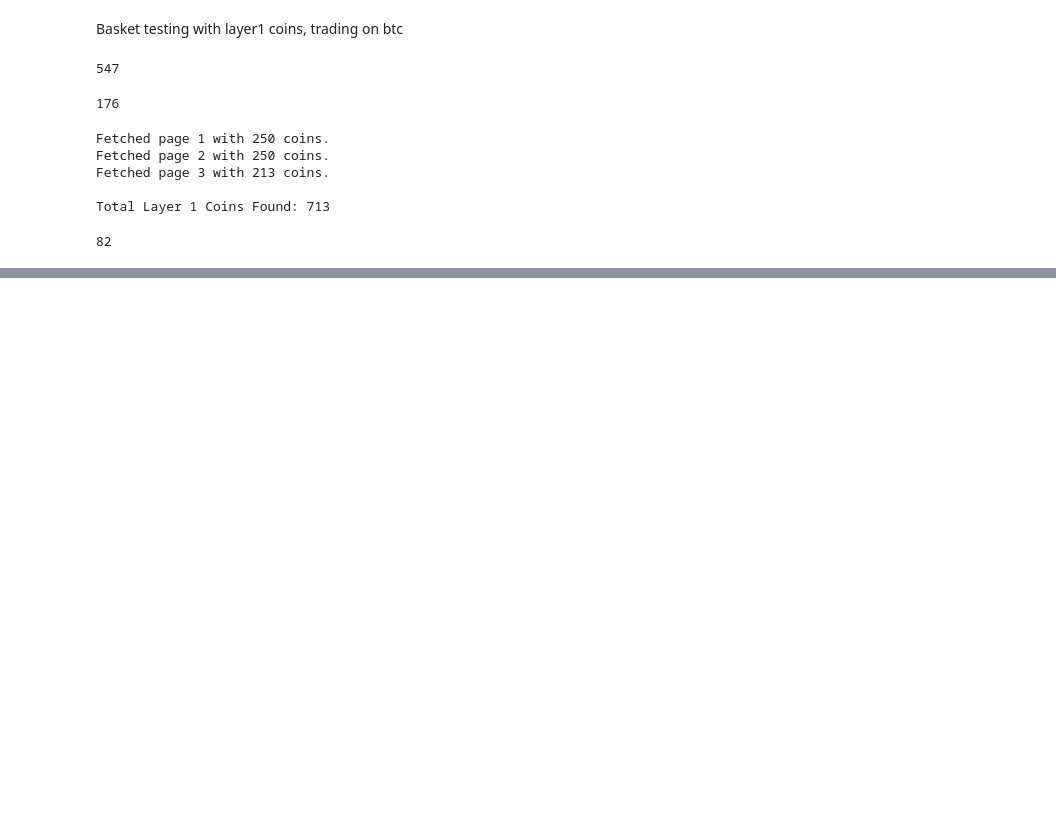
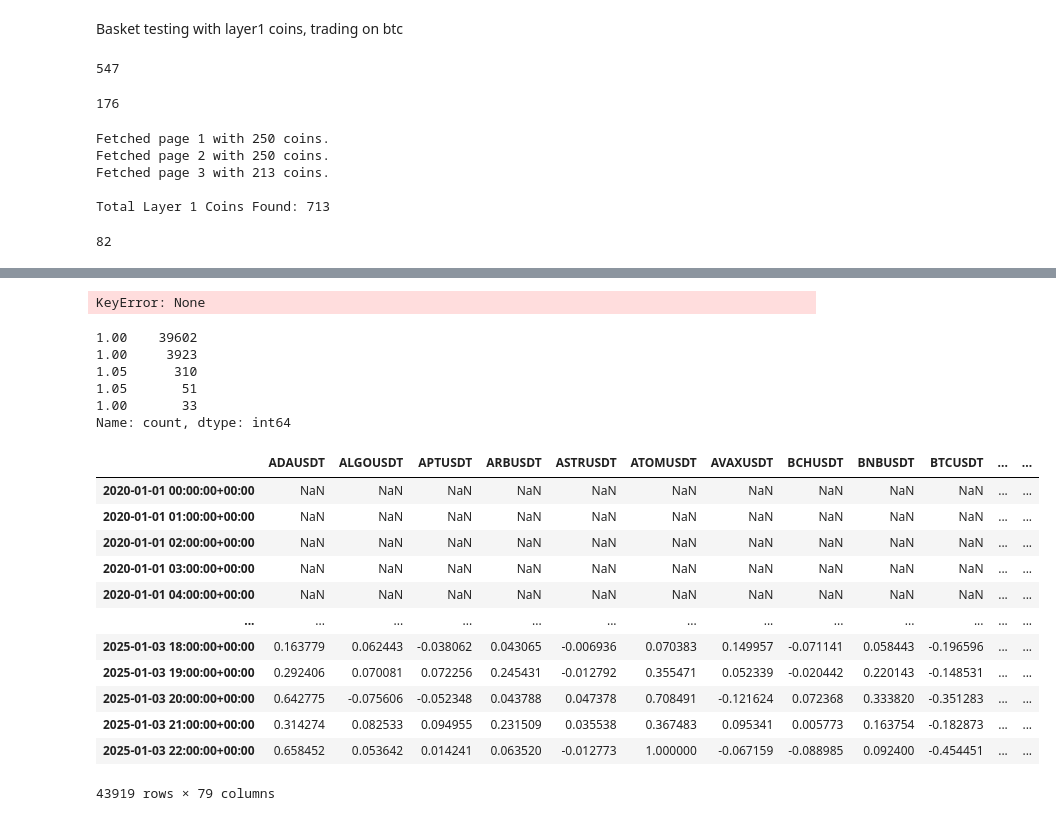
Before and after one commit to jofu-tofu/Trading-Bot, a Jupyter notebook: BTC Layer 1 Basket Reversal.ipynb, the cells around one changed output, grey strips where cells are left out. Cells and saved outputs as stored; diff of their text form; code cells hidden in the pictures; blank space fills up the shorter version.

```diff
--- a/BTC Layer 1 Basket Reversal.ipynb
+++ b/BTC Layer 1 Basket Reversal.ipynb
@@ -150,0 +149,36 @@ or do the opposite
+# %%
+def rank_weighting(ret,lookback=60):
+    '''rank weighting of returns in the lookback period'''
+    ranked_ret = ret.rank(axis=1, pct=True)
+    ranked_ret = ranked_ret.rolling(lookback).mean()
+    return ranked_ret.div(ranked_ret.sum(axis=1),axis=0)
+
+def reversal_weightings(ret):
+    '''portfolio weightings based on signal weightings for reversal strategy'''
+    # set max to -0.5 and min to 0.5
+    def transform_row(row):
+        max_val = row.max()
+        min_val = row.min()
+        return row.map(lambda x: -0.5 if x == max_val else (0.5 if x == min_val else 0))
+
+    def long_short_basket(ret, lookback = 72, number_stock_basket = 10, buyorsell = 'buy'):
+        '''long short basket of stocks based on correlation'''
+        f = lambda x: x.idxmin()
+        multiplier = 1
+        if buyorsell == 'sell':
+            f = lambda x: x.idxmax()
+            multiplier = -1
+        buysell_coin = ret.apply(f, axis = 1).dropna()
+
+        rolling_corrs = ret.rolling(lookback)
+        rolling_corrs = rolling_corrs.apply(lambda x: x.corr(x[buysell_coin[x.name]]))
+
+        print(rolling_corrs)
+
+    ret = long_short_basket(ret)
+    return ret.apply(lambda x: x / x.abs().sum(), axis=1)
+
+
+signal = reversal_weightings(layer1_binance_ret)
+# %% [output]
+KeyError: None
@@ -150,0 +259,25 @@ or do the opposite
+# %%
+temp[0].abs().sum(1).value_counts()
+# %% [output]
+1.00    39602
+1.00     3923
+1.05      310
+1.05       51
+1.00       33
+Name: count, dtype: int64
+# %%
+temp[1][sorted(temp[1].columns)]
+# %% [output]
+|  | ADAUSDT | ALGOUSDT | APTUSDT | ARBUSDT | ASTRUSDT | ATOMUSDT | AVAXUSDT | BCHUSDT | BNBUSDT | BTCUSDT | ... | ... |
+| 2020-01-01 00:00:00+00:00 | NaN | NaN | NaN | NaN | NaN | NaN | NaN | NaN | NaN | NaN | ... | ... |
+| 2020-01-01 01:00:00+00:00 | NaN | NaN | NaN | NaN | NaN | NaN | NaN | NaN | NaN | NaN | ... | ... |
+| 2020-01-01 02:00:00+00:00 | NaN | NaN | NaN | NaN | NaN | NaN | NaN | NaN | NaN | NaN | ... | ... |
+| 2020-01-01 03:00:00+00:00 | NaN | NaN | NaN | NaN | NaN | NaN | NaN | NaN | NaN | NaN | ... | ... |
+| 2020-01-01 04:00:00+00:00 | NaN | NaN | NaN | NaN | NaN | NaN | NaN | NaN | NaN | NaN | ... | ... |
+| ... | ... | ... | ... | ... | ... | ... | ... | ... | ... | ... | ... | ... |
+| 2025-01-03 18:00:00+00:00 | 0.163779 | 0.062443 | -0.038062 | 0.043065 | -0.006936 | 0.070383 | 0.149957 | -0.071141 | 0.058443 | -0.196596 | ... | ... |
+| 2025-01-03 19:00:00+00:00 | 0.292406 | 0.070081 | 0.072256 | 0.245431 | -0.012792 | 0.355471 | 0.052339 | -0.020442 | 0.220143 | -0.148531 | ... | ... |
+| 2025-01-03 20:00:00+00:00 | 0.642775 | -0.075606 | -0.052348 | 0.043788 | 0.047378 | 0.708491 | -0.121624 | 0.072368 | 0.333820 | -0.351283 | ... | ... |
+| 2025-01-03 21:00:00+00:00 | 0.314274 | 0.082533 | 0.094955 | 0.231509 | 0.035538 | 0.367483 | 0.095341 | 0.005773 | 0.163754 | -0.182873 | ... | ... |
+| 2025-01-03 22:00:00+00:00 | 0.658452 | 0.053642 | 0.014241 | 0.063520 | -0.012773 | 1.000000 | -0.067159 | -0.088985 | 0.092400 | -0.454451 | ... | ... |
+43919 rows × 79 columns
```
Also changed, not shown: parts of 6 cells of this notebook.
